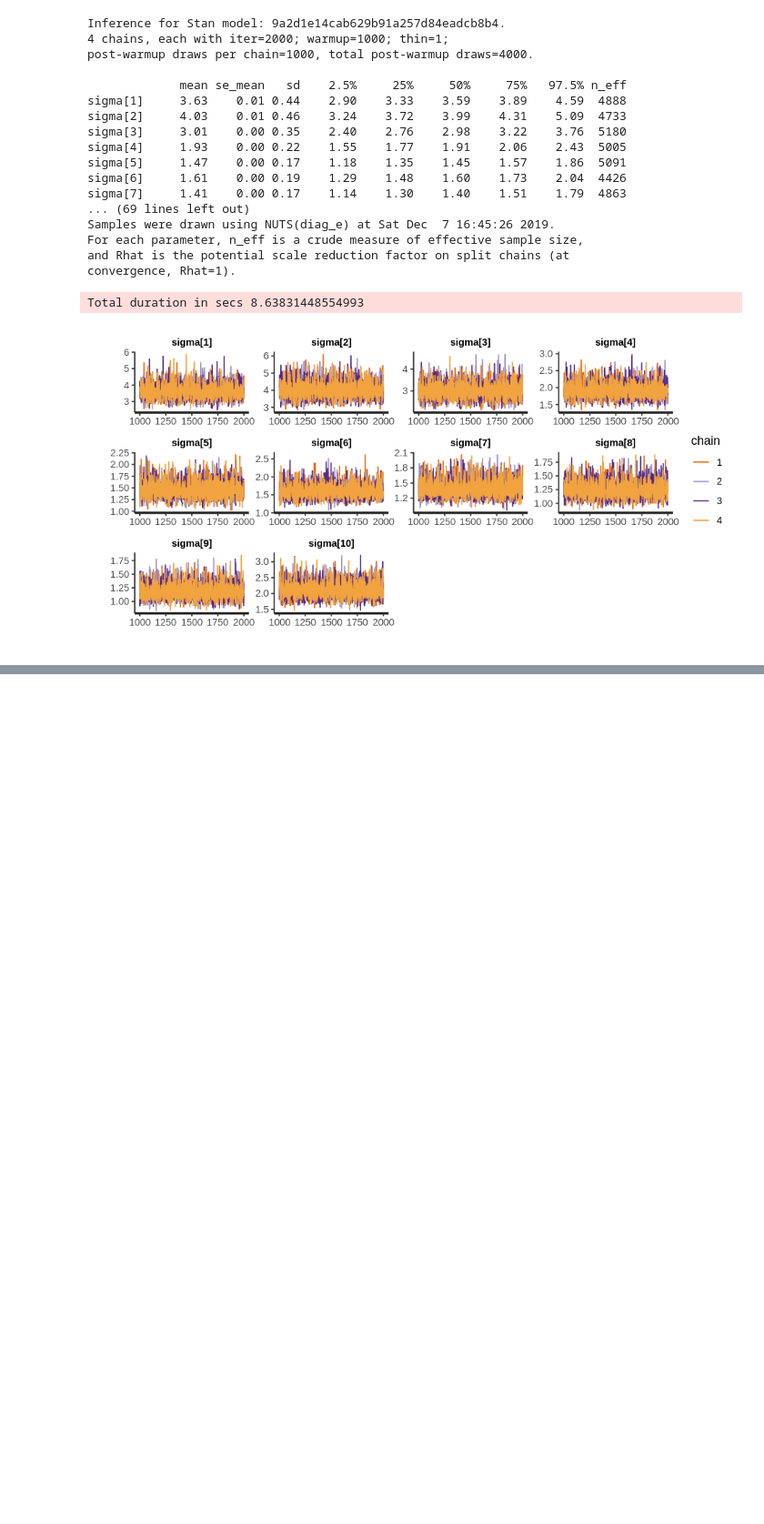
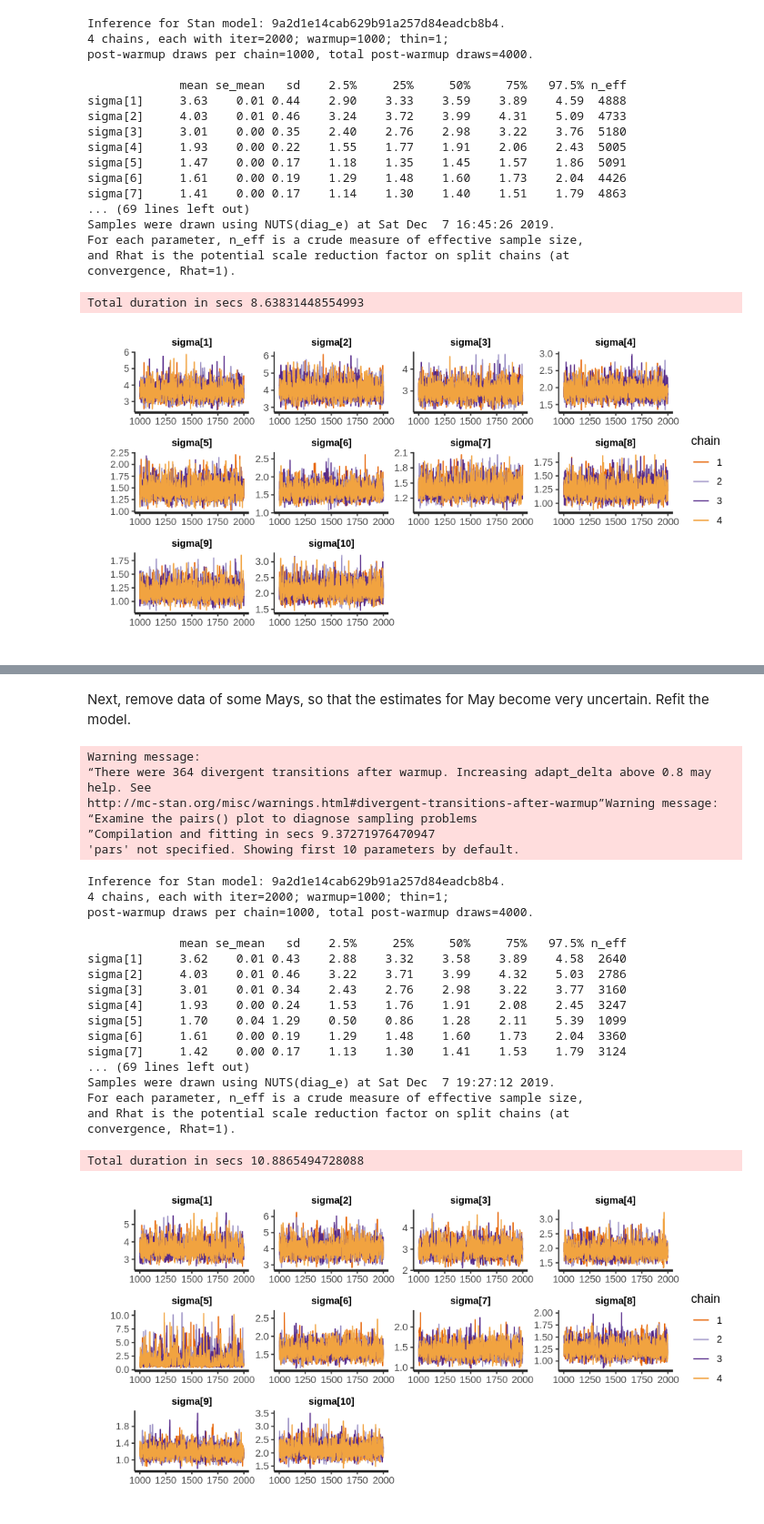
Before and after one commit to euxoa/ompeluseura, a Jupyter notebook: Ompeluseura_apt_get.ipynb, the cells around one changed output, grey strips where cells are left out. Shown at 91% size. Cells and saved outputs as stored; diff of their text form; code cells hidden in the pictures; blank space fills up the shorter version.

```diff
--- a/Ompeluseura_apt_get.ipynb
+++ b/Ompeluseura_apt_get.ipynb
@@ -224,0 +237,32 @@ $ temp    <dbl> -17.8, -14.3, -9.4, -4.7, 1.2, 8.4, 11.8, 9.6, 4.4, -3.2, -7.…
+# %% [markdown]
+Next, remove data of some Mays, so that the estimates for May become very uncertain. Refit the model.
+# %%
+stan_data_monthly_censored <- with(d %>% filter(f_month != 5 | year %in% c(1980, 1986, 1988, 2003)),
+                               list(N=length(temp), decade=decade, month=as.integer(f_month), temp=temp))
+fitc <- compile_and_fit_model(model_code = monthly_model_code, data = stan_data_monthly_censored, vars_of_interest = c())
+# %% [output]
+Warning message:
+“There were 364 divergent transitions after warmup. Increasing adapt_delta above 0.8 may help. See
+http://mc-stan.org/misc/warnings.html#divergent-transitions-after-warmup”Warning message:
+“Examine the pairs() plot to diagnose sampling problems
+”Compilation and fitting in secs 9.37271976470947
+'pars' not specified. Showing first 10 parameters by default.
+Inference for Stan model: 9a2d1e14cab629b91a257d84eadcb8b4.
+4 chains, each with iter=2000; warmup=1000; thin=1;
+post-warmup draws per chain=1000, total post-warmup draws=4000.
+
+             mean se_mean   sd    2.5%     25%     50%     75%   97.5% n_eff
+sigma[1]     3.62    0.01 0.43    2.88    3.32    3.58    3.89    4.58  2640
+sigma[2]     4.03    0.01 0.46    3.22    3.71    3.99    4.32    5.03  2786
+sigma[3]     3.01    0.01 0.34    2.43    2.76    2.98    3.22    3.77  3160
+sigma[4]     1.93    0.00 0.24    1.53    1.76    1.91    2.08    2.45  3247
+sigma[5]     1.70    0.04 1.29    0.50    0.86    1.28    2.11    5.39  1099
+sigma[6]     1.61    0.00 0.19    1.29    1.48    1.60    1.73    2.04  3360
+sigma[7]     1.42    0.00 0.17    1.13    1.30    1.41    1.53    1.79  3124
+... (69 lines left out)
+Samples were drawn using NUTS(diag_e) at Sat Dec  7 19:27:12 2019.
+For each parameter, n_eff is a crude measure of effective sample size,
+and Rhat is the potential scale reduction factor on split chains (at
+convergence, Rhat=1).
+Total duration in secs 10.8865494728088
+[figure, added]
```
Also changed, not shown: parts of 13 cells of this notebook.
